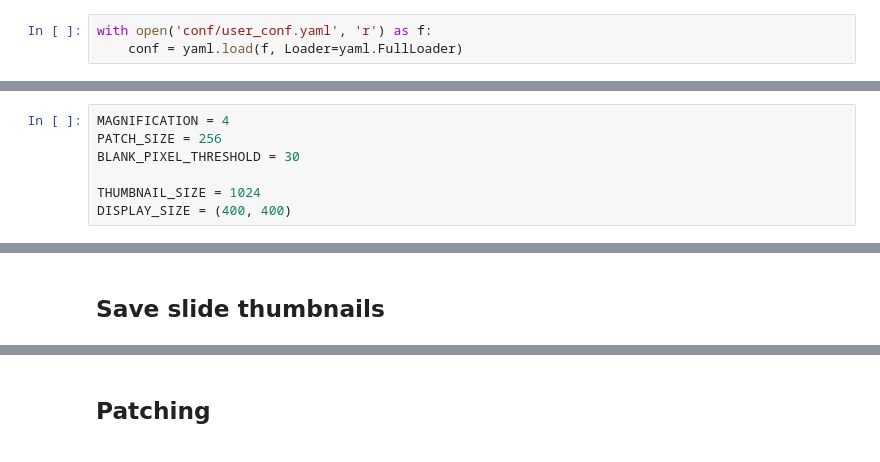
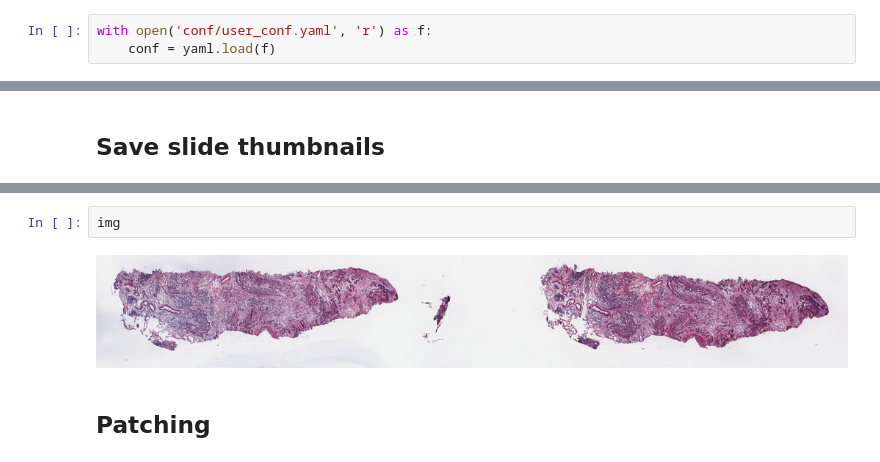
Before and after one commit to portizdegalisteo/TFM, a Jupyter notebook: wsi.ipynb, the cells around one changed output, grey strips where cells are left out. Cells and saved outputs as stored; diff of their text form.

```diff
--- a/wsi.ipynb
+++ b/wsi.ipynb
@@ -25,15 +27,8 @@ from IPython.display import display
 # %%
 with open('conf/user_conf.yaml', 'r') as f:
-    conf = yaml.load(f, Loader=yaml.FullLoader)
+    conf = yaml.load(f)
 # %% [markdown]
 **Config**
-# %%
-MAGNIFICATION = 4
-PATCH_SIZE = 256
-BLANK_PIXEL_THRESHOLD = 30
-
-THUMBNAIL_SIZE = 1024
-DISPLAY_SIZE = (400, 400)
 # %%
 slides_path = os.path.join(conf['data_path'], 'slides', 'svs')
 # %%
@@ -74,5 +69,9 @@ for file in tqdm(slides_df['file_name'].values, unit='file'):
     img.save(os.path.join(thumbnails_path, file.replace('.svs', '.png')))
 # %% [output]
 [interactive output not drawn]
+# %%
+img
+# %% [output]
+[figure, added]
 # %% [markdown]
 ## Patching
```
Also changed, not shown: parts of 18 cells of this notebook, 4 other files.
